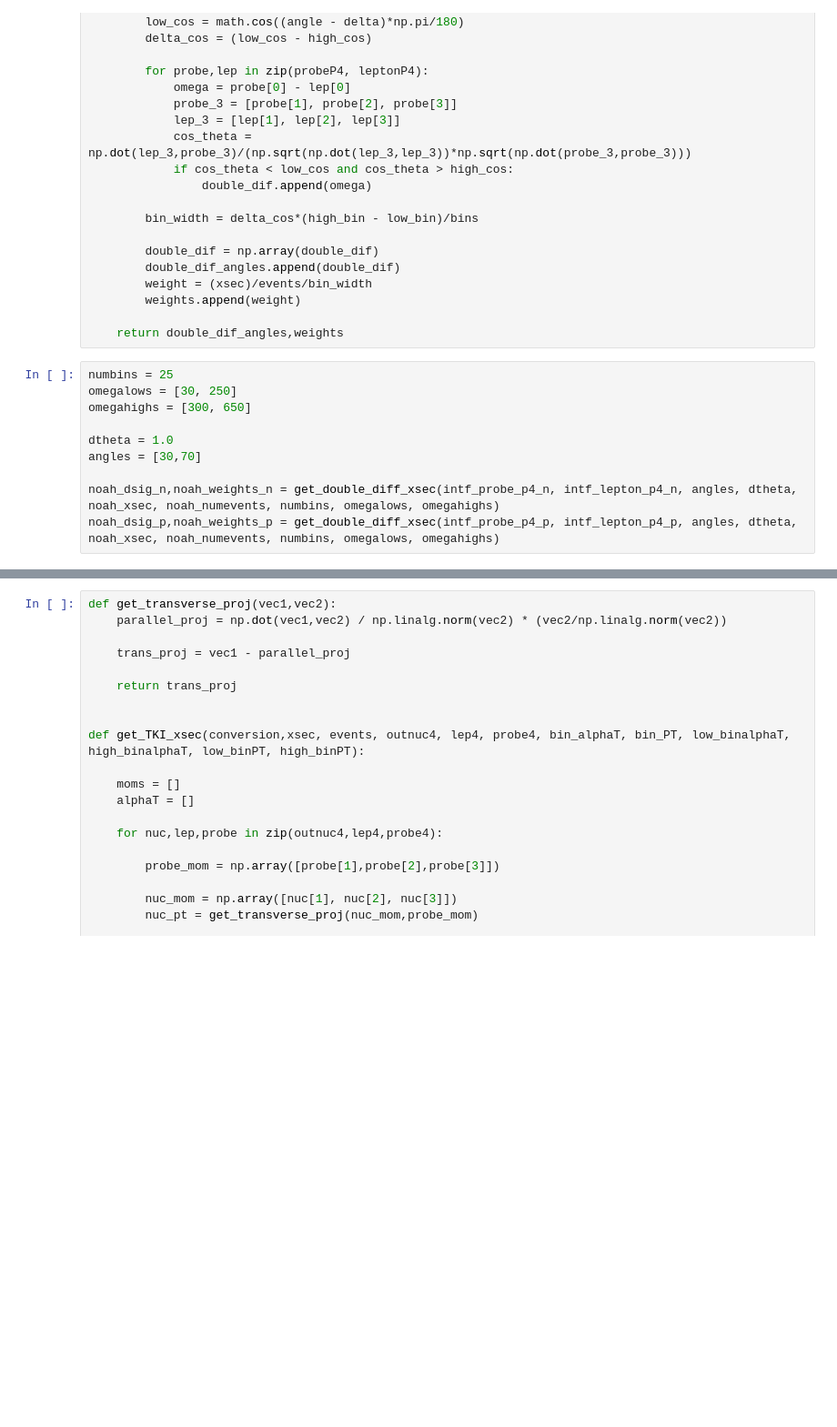
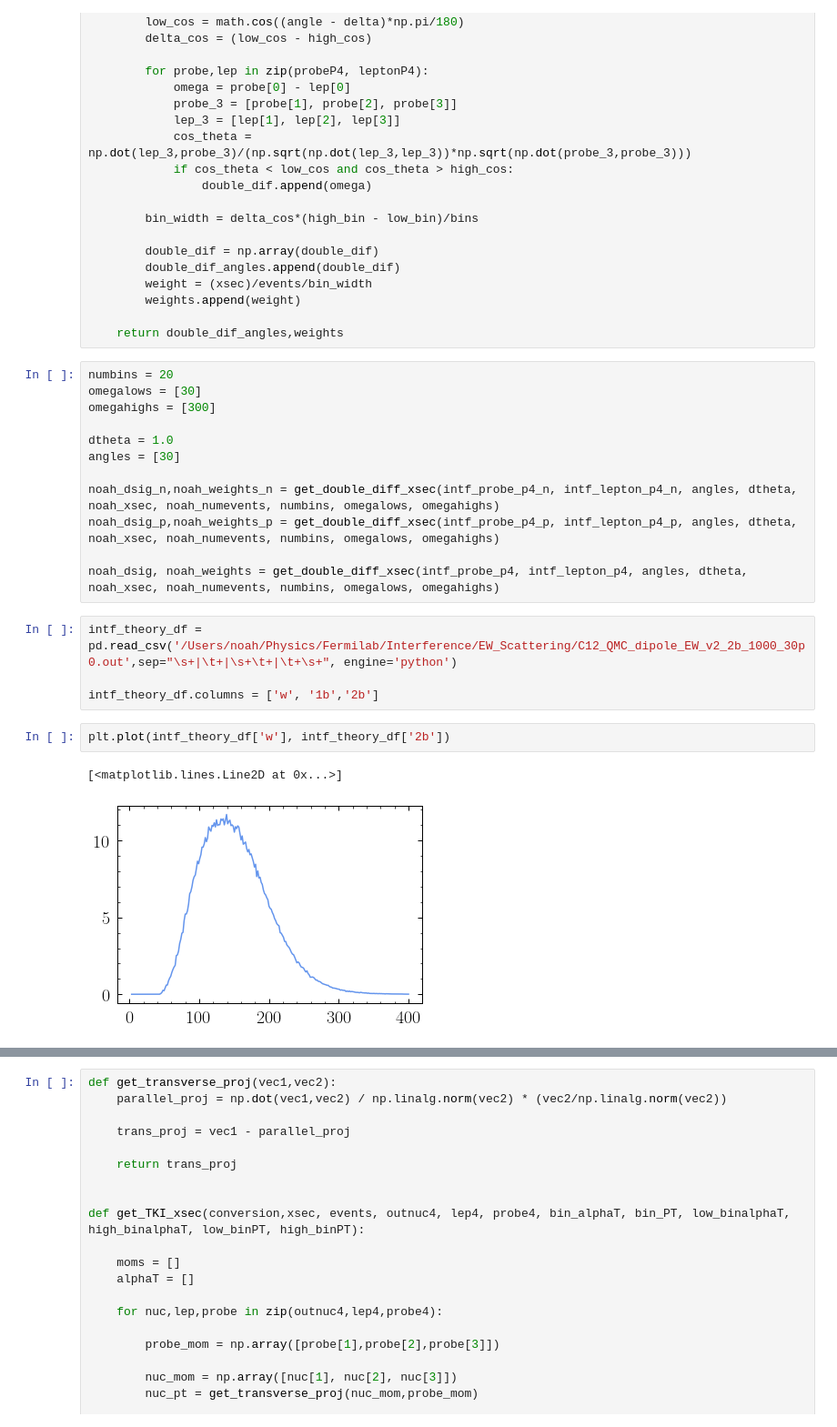
Before and after one commit to nastein/Lucino, a Jupyter notebook: CC_Intf/Untitled.ipynb, the cells around one changed output, grey strips where cells are left out. Shown: that part at 91% size. Drawn from its saved outputs; the diff is of its cells as text; blank space fills up the shorter version.

```diff
--- a/CC_Intf/Untitled.ipynb
+++ b/CC_Intf/Untitled.ipynb
@@ -190,15 +195,26 @@ def get_double_diff_xsec(probeP4, leptonP4, angles, delta, xsec, events, bins, l
 
     return double_dif_angles,weights
 # %%
-numbins = 25
-omegalows = [30, 250]
-omegahighs = [300, 650]
+numbins = 20
+omegalows = [30]
+omegahighs = [300]
 
 dtheta = 1.0
-angles = [30,70]
+angles = [30]
 
 noah_dsig_n,noah_weights_n = get_double_diff_xsec(intf_probe_p4_n, intf_lepton_p4_n, angles, dtheta, noah_xsec, noah_numevents, numbins, omegalows, omegahighs)
 noah_dsig_p,noah_weights_p = get_double_diff_xsec(intf_probe_p4_p, intf_lepton_p4_p, angles, dtheta, noah_xsec, noah_numevents, numbins, omegalows, omegahighs)
+
+noah_dsig, noah_weights = get_double_diff_xsec(intf_probe_p4, intf_lepton_p4, angles, dtheta, noah_xsec, noah_numevents, numbins, omegalows, omegahighs)
+# %%
+intf_theory_df = pd.read_csv('/Users/noah/Physics/Fermilab/Interference/EW_Scattering/C12_QMC_dipole_EW_v2_2b_1000_30p0.out',sep="\s+|\t+|\s+\t+|\t+\s+", engine='python')
+
+intf_theory_df.columns = ['w', '1b','2b']
+# %%
+plt.plot(intf_theory_df['w'], intf_theory_df['2b'])
+# %% [output]
+[<matplotlib.lines.Line2D at 0x...>]
+[figure, added]
 # %%
 fig,ax = plt.subplots(1,2,figsize=(12,6))
 for i,angle in enumerate(angles):
```
Also changed, not shown: parts of 12 cells of this notebook, 38 other files.
